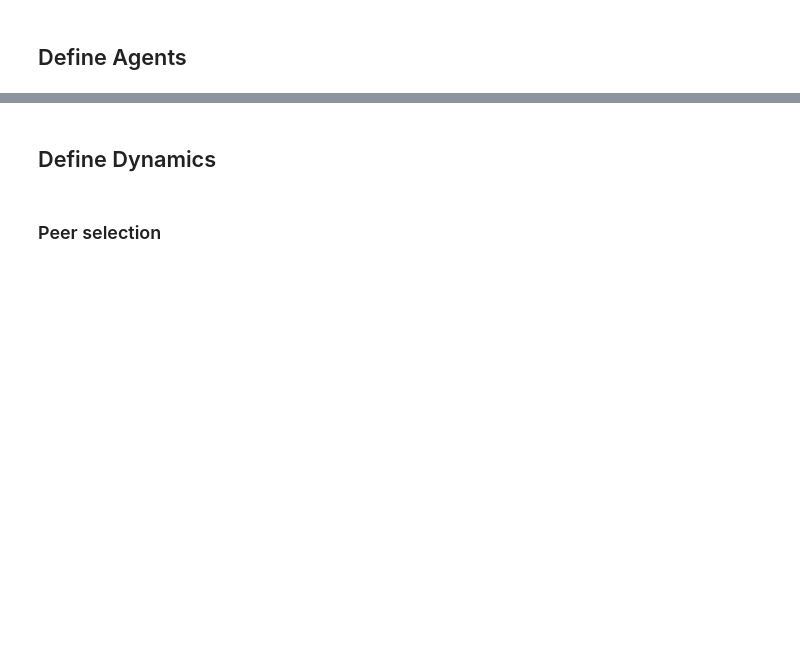
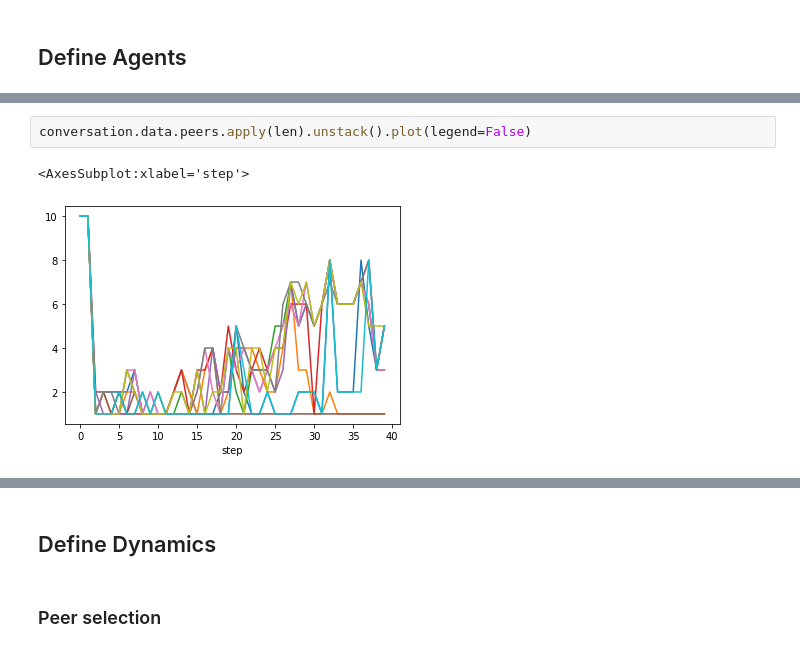
Before and after one commit to debatelab/ada-simulation, a Jupyter notebook: belief-dynamics_with_lms.ipynb, the cells around one changed output, grey strips where cells are left out. Saved outputs shown, nothing was run; the diff lists cells and outputs as text; blank space fills up the shorter version.

```diff
--- a/belief-dynamics_with_lms.ipynb
+++ b/belief-dynamics_with_lms.ipynb
@@ -294,0 +668,5 @@ agent2.conversation.data.loc[0]
+# %%
+conversation.data.peers.apply(len).unstack().plot(legend=False)
+# %% [output]
+<AxesSubplot:xlabel='step'>
+[figure, added]
```
Also changed, not shown: parts of 30 cells of this notebook, 4 other files.
